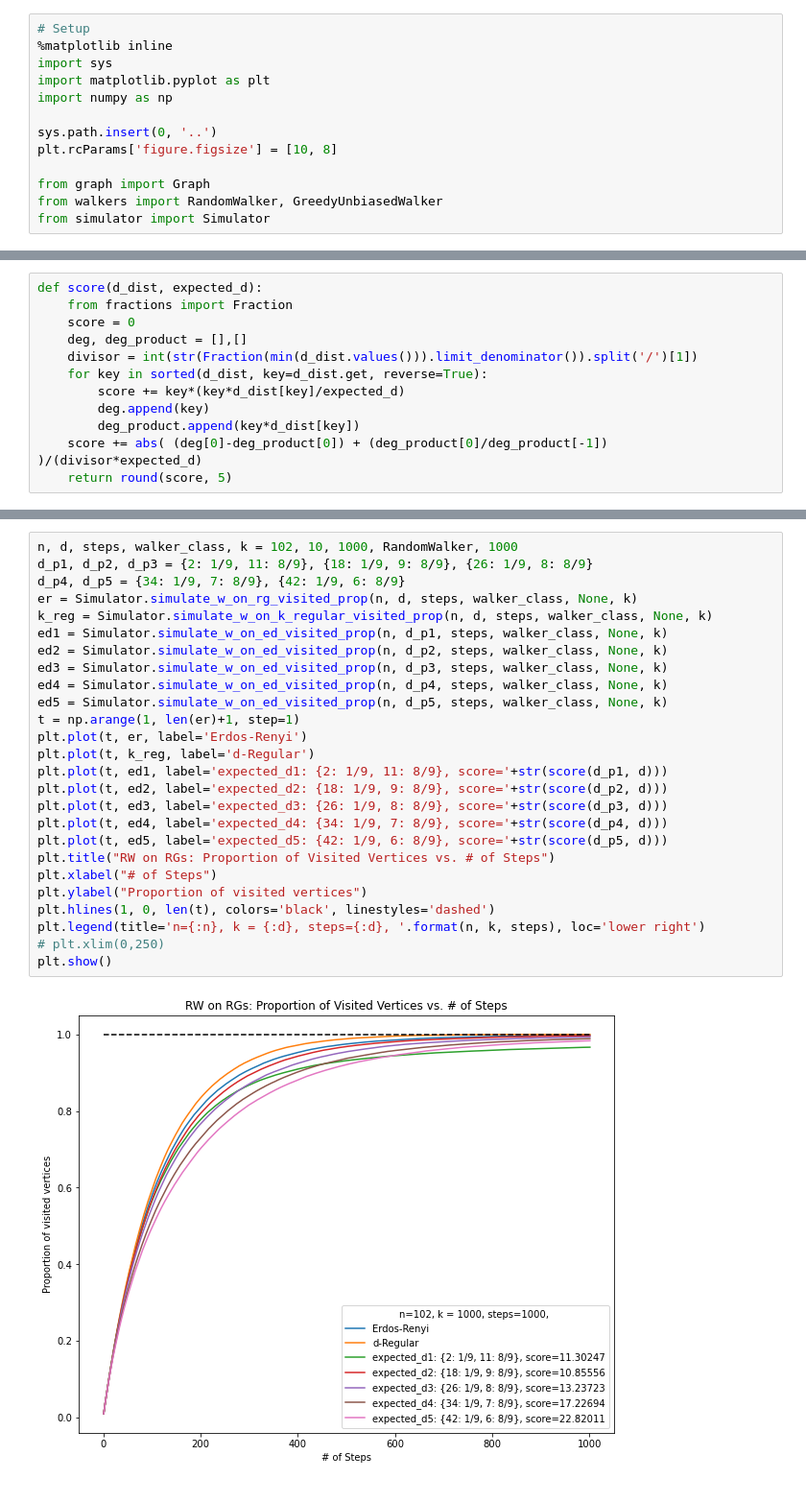
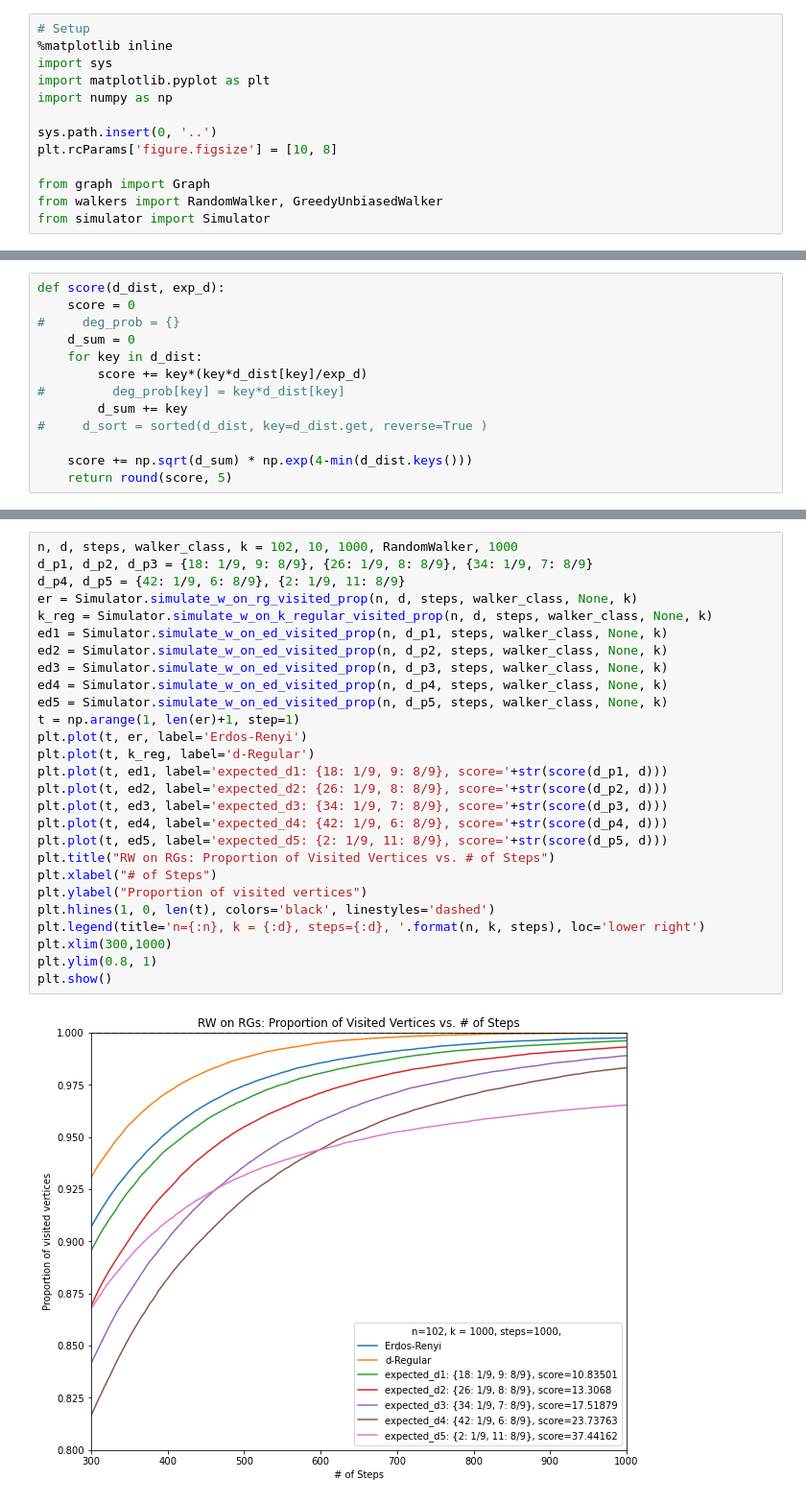
Before and after one commit to andrew-yin/rw-on-rg, a Jupyter notebook: predict_EDP.ipynb, the cells around one changed output, grey strips where cells are left out. Shown at 96% size. Saved outputs shown, nothing was run; the diff lists cells and outputs as text.

```diff
--- a/predict_EDP.ipynb
+++ b/predict_EDP.ipynb
@@ -41,12 +13,0 @@ Example: expected degree = 10
-# %%
-def score(d_dist, expected_d):
-    from fractions import Fraction
-    score = 0
-    deg, deg_product = [],[]
-    divisor = int(str(Fraction(min(d_dist.values())).limit_denominator()).split('/')[1])
-    for key in sorted(d_dist, key=d_dist.get, reverse=True):
-        score += key*(key*d_dist[key]/expected_d)
-        deg.append(key)
-        deg_product.append(key*d_dist[key])
-    score += abs( (deg[0]-deg_product[0]) + (deg_product[0]/deg_product[-1]) )/(divisor*expected_d)
-    return round(score, 5)
@@ -53,2 +21,15 @@ def score(d_dist, expected_d):
+# %%
+def score(d_dist, exp_d):
+    score = 0
+#     deg_prob = {}
+    d_sum = 0
+    for key in d_dist:
+        score += key*(key*d_dist[key]/exp_d)
+#         deg_prob[key] = key*d_dist[key]
+        d_sum += key
+#     d_sort = sorted(d_dist, key=d_dist.get, reverse=True )
+
+    score += np.sqrt(d_sum) * np.exp(4-min(d_dist.keys()))
+    return round(score, 5)
 # %%
 n, d, steps, walker_class, k = 102, 10, 1000, RandomWalker, 1000
@@ -101,28 +84,29 @@ plt.show()
 # %%
 n, d, steps, walker_class, k = 102, 10, 1000, RandomWalker, 1000
-d_p1, d_p2, d_p3 = {2: 1/9, 11: 8/9}, {18: 1/9, 9: 8/9}, {26: 1/9, 8: 8/9}
-d_p4, d_p5 = {34: 1/9, 7: 8/9}, {42: 1/9, 6: 8/9}
+d_p1, d_p2, d_p3 = {18: 1/9, 9: 8/9}, {26: 1/9, 8: 8/9}, {34: 1/9, 7: 8/9}
+d_p4, d_p5 = {42: 1/9, 6: 8/9}, {2: 1/9, 11: 8/9}
 er = Simulator.simulate_w_on_rg_visited_prop(n, d, steps, walker_class, None, k)
 k_reg = Simulator.simulate_w_on_k_regular_visited_prop(n, d, steps, walker_class, None, k)
 ed1 = Simulator.simulate_w_on_ed_visited_prop(n, d_p1, steps, walker_class, None, k)
 ed2 = Simulator.simulate_w_on_ed_visited_prop(n, d_p2, steps, walker_class, None, k)
 ed3 = Simulator.simulate_w_on_ed_visited_prop(n, d_p3, steps, walker_class, None, k)
 ed4 = Simulator.simulate_w_on_ed_visited_prop(n, d_p4, steps, walker_class, None, k)
 ed5 = Simulator.simulate_w_on_ed_visited_prop(n, d_p5, steps, walker_class, None, k)
 t = np.arange(1, len(er)+1, step=1)
 plt.plot(t, er, label='Erdos-Renyi')
 plt.plot(t, k_reg, label='d-Regular')
-plt.plot(t, ed1, label='expected_d1: {2: 1/9, 11: 8/9}, score='+str(score(d_p1, d)))
-plt.plot(t, ed2, label='expected_d2: {18: 1/9, 9: 8/9}, score='+str(score(d_p2, d)))
-plt.plot(t, ed3, label='expected_d3: {26: 1/9, 8: 8/9}, score='+str(score(d_p3, d)))
-plt.plot(t, ed4, label='expected_d4: {34: 1/9, 7: 8/9}, score='+str(score(d_p4, d)))
-plt.plot(t, ed5, label='expected_d5: {42: 1/9, 6: 8/9}, score='+str(score(d_p5, d)))
+plt.plot(t, ed1, label='expected_d1: {18: 1/9, 9: 8/9}, score='+str(score(d_p1, d)))
+plt.plot(t, ed2, label='expected_d2: {26: 1/9, 8: 8/9}, score='+str(score(d_p2, d)))
+plt.plot(t, ed3, label='expected_d3: {34: 1/9, 7: 8/9}, score='+str(score(d_p3, d)))
+plt.plot(t, ed4, label='expected_d4: {42: 1/9, 6: 8/9}, score='+str(score(d_p4, d)))
+plt.plot(t, ed5, label='expected_d5: {2: 1/9, 11: 8/9}, score='+str(score(d_p5, d)))
 plt.title("RW on RGs: Proportion of Visited Vertices vs. # of Steps")
 plt.xlabel("# of Steps")
 plt.ylabel("Proportion of visited vertices")
 plt.hlines(1, 0, len(t), colors='black', linestyles='dashed')
 plt.legend(title='n={:n}, k = {:d}, steps={:d}, '.format(n, k, steps), loc='lower right')
-# plt.xlim(0,250)
+plt.xlim(300,1000)
+plt.ylim(0.8, 1)
 plt.show()
 # %% [output]
-[figure, old version]
+[figure, new version]
```
Also changed, not shown: parts of 18 cells of this notebook.
